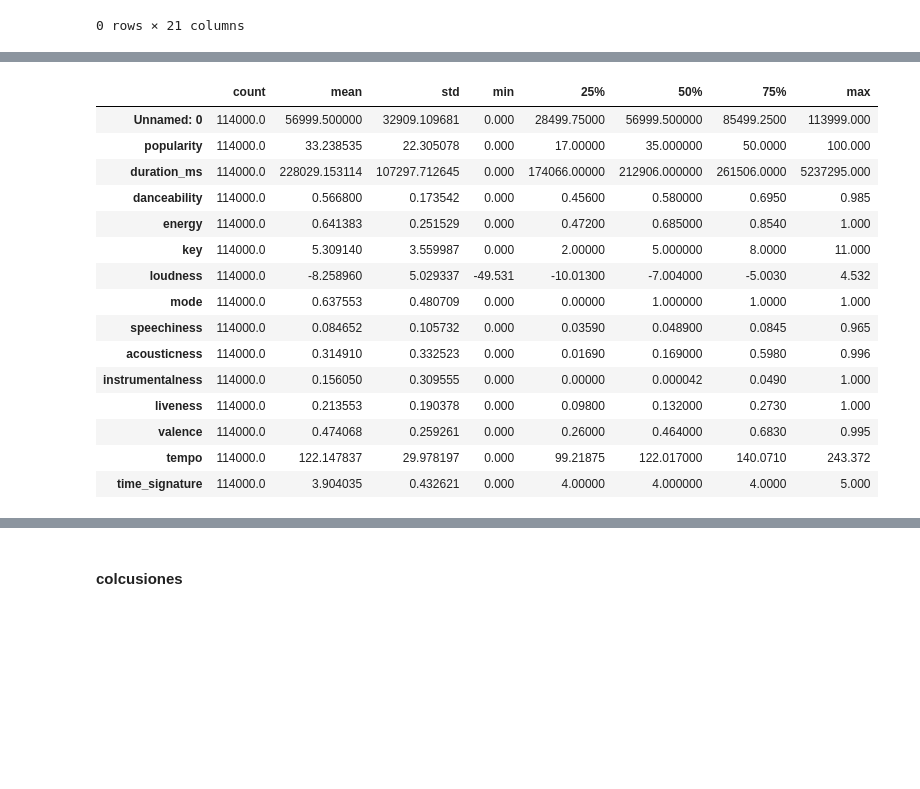
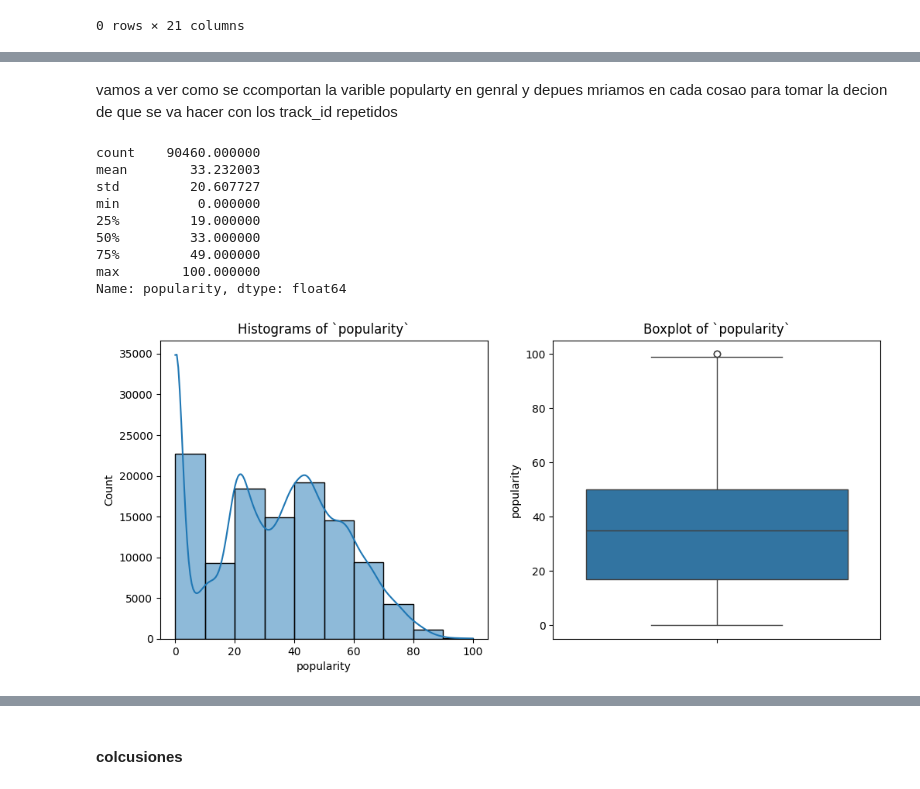
Before and after one commit to JuanDavidDazaR/workshop_2_etl_process_using_airflow, a Jupyter notebook: notebooks/002_eda_spotify.ipynb, the cells around one changed output, grey strips where cells are left out. Cells and saved outputs as stored; diff of their text form; code cells hidden in the pictures; blank space fills up the shorter version.

```diff
--- a/notebooks/002_eda_spotify.ipynb
+++ b/notebooks/002_eda_spotify.ipynb
@@ -92,19 +311,28 @@ freq                151        1000
+# %% [markdown]
+vamos a ver como se ccomportan la varible popularty en genral y depues mriamos en cada cosao para tomar la decion de que se va hacer con los track_id repetidos
 # %%
-data.describe().T
+data_filter["popularity"].describe().T
 # %% [output]
-|  | count | mean | std | min | 25% | 50% | 75% | max |
-| Unnamed: 0 | 114000.0 | 56999.500000 | 32909.109681 | 0.000 | 28499.75000 | 56999.500000 | 85499.2500 | 113999.000 |
-| popularity | 114000.0 | 33.238535 | 22.305078 | 0.000 | 17.00000 | 35.000000 | 50.0000 | 100.000 |
-| duration_ms | 114000.0 | 228029.153114 | 107297.712645 | 0.000 | 174066.00000 | 212906.000000 | 261506.0000 | 5237295.000 |
-| danceability | 114000.0 | 0.566800 | 0.173542 | 0.000 | 0.45600 | 0.580000 | 0.6950 | 0.985 |
-| energy | 114000.0 | 0.641383 | 0.251529 | 0.000 | 0.47200 | 0.685000 | 0.8540 | 1.000 |
-| key | 114000.0 | 5.309140 | 3.559987 | 0.000 | 2.00000 | 5.000000 | 8.0000 | 11.000 |
-| loudness | 114000.0 | -8.258960 | 5.029337 | -49.531 | -10.01300 | -7.004000 | -5.0030 | 4.532 |
-| mode | 114000.0 | 0.637553 | 0.480709 | 0.000 | 0.00000 | 1.000000 | 1.0000 | 1.000 |
-| speechiness | 114000.0 | 0.084652 | 0.105732 | 0.000 | 0.03590 | 0.048900 | 0.0845 | 0.965 |
-| acousticness | 114000.0 | 0.314910 | 0.332523 | 0.000 | 0.01690 | 0.169000 | 0.5980 | 0.996 |
-| instrumentalness | 114000.0 | 0.156050 | 0.309555 | 0.000 | 0.00000 | 0.000042 | 0.0490 | 1.000 |
-| liveness | 114000.0 | 0.213553 | 0.190378 | 0.000 | 0.09800 | 0.132000 | 0.2730 | 1.000 |
-| valence | 114000.0 | 0.474068 | 0.259261 | 0.000 | 0.26000 | 0.464000 | 0.6830 | 0.995 |
-| tempo | 114000.0 | 122.147837 | 29.978197 | 0.000 | 99.21875 | 122.017000 | 140.0710 | 243.372 |
-| time_signature | 114000.0 | 3.904035 | 0.432621 | 0.000 | 4.00000 | 4.000000 | 4.0000 | 5.000 |
+count    90460.000000
+mean        33.232003
+std         20.607727
+min          0.000000
+25%         19.000000
+50%         33.000000
+75%         49.000000
+max        100.000000
+Name: popularity, dtype: float64
+# %%
+plt.figure(figsize=(12, 5))
+
+plt.subplot(1, 2, 1)
+sns.histplot(data['popularity'], bins=10, kde=True)
+plt.title("Histograms of `popularity`")
+
+plt.subplot(1, 2, 2)
+sns.boxplot(y=data['popularity'])
+plt.title("Boxplot of `popularity`")
+
+plt.show()
+# %% [output]
+[figure, added]
```
Also changed, not shown: parts of 42 cells of this notebook, 20 other files.
